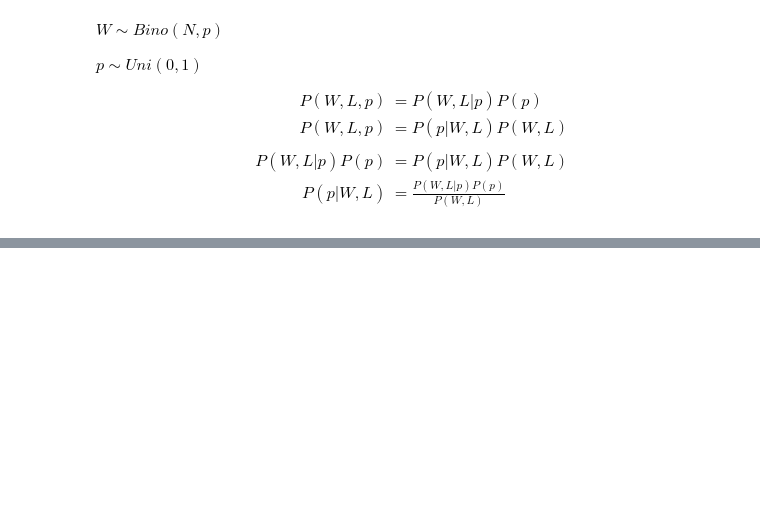
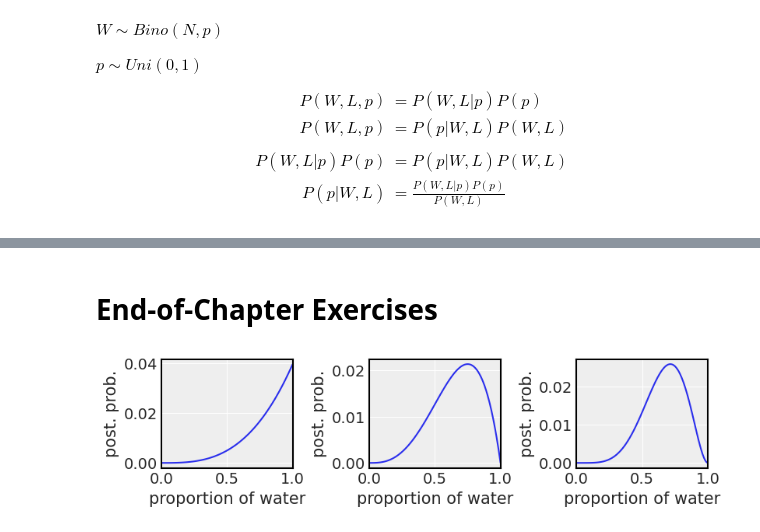
Before and after one commit to SamGijsen/StatisticalRethinking_PyMC, a Jupyter notebook: Chapter 2.ipynb, the cells around one changed output, grey strips where cells are left out. Saved outputs shown, nothing was run; the diff lists cells and outputs as text; code cells hidden in the pictures; blank space fills up the shorter version.

```diff
--- a/Chapter 2.ipynb
+++ b/Chapter 2.ipynb
@@ -35,0 +121,22 @@ $$
+# %% [markdown]
+# End-of-Chapter Exercises
+# %%
+# 2M1.
+# data
+W = [3, 3, 5]
+L = [0, 1, 2]
+npoints = 100
+p_grid = np.linspace(0, 1, npoints)
+prior = np.linspace(1, 1, npoints)
+
+fig, ax = plt.subplots(1,3, figsize=(8,2))
+for i in range(3):
+    likelihood = stats.binom.pmf(W[i], n=W[i]+L[i], p=p_grid)
+    unst_posterior = likelihood * prior
+    posterior = unst_posterior / np.sum(unst_posterior)
+    ax[i].plot(p_grid, posterior)
+    ax[i].set_xlim([0,1])
+    ax[i].set_xlabel('proportion of water')
+    ax[i].set_ylabel('post. prob.')
+# %% [output]
+[figure, added]
```
Also changed, not shown: parts of 16 cells of this notebook.
